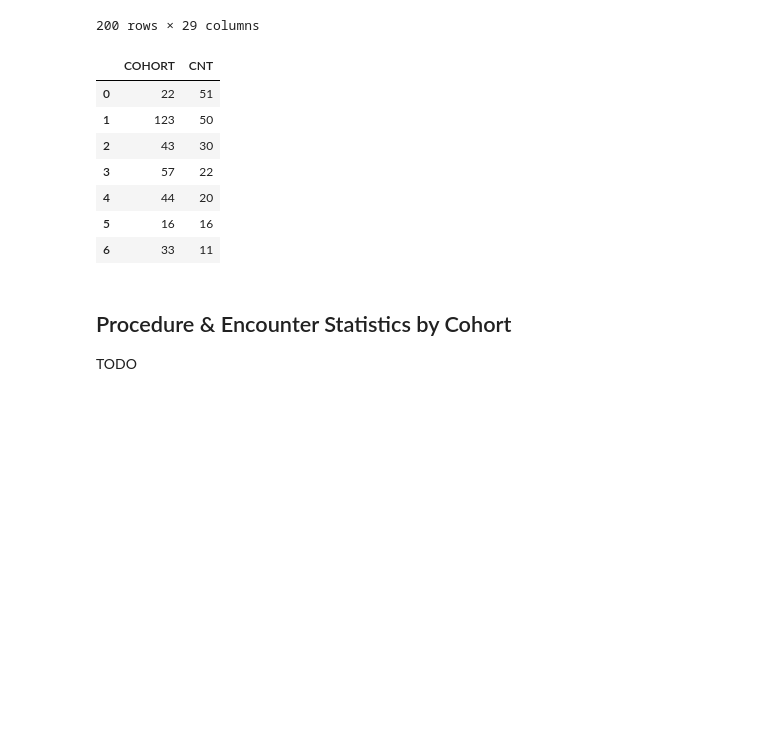
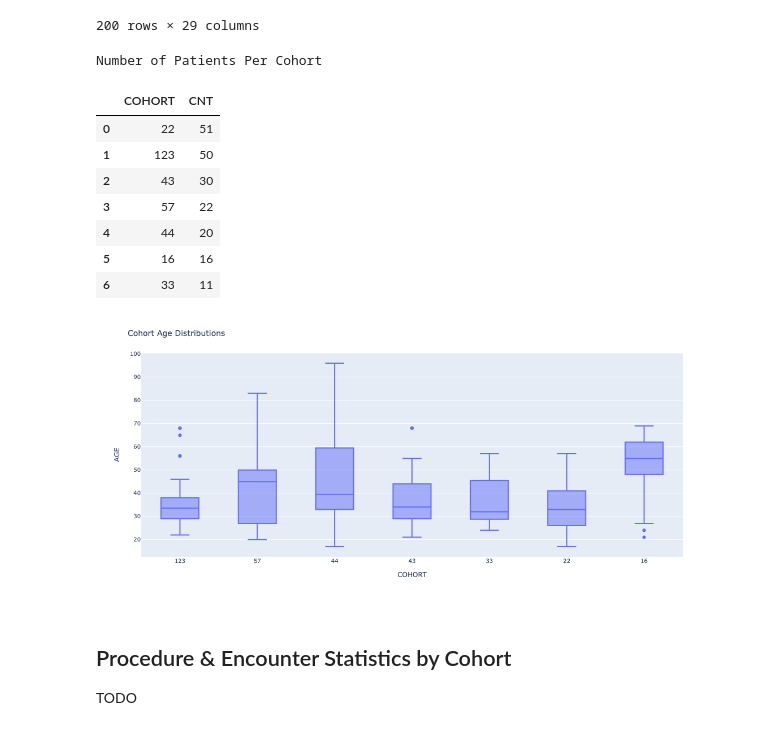
Before and after one commit to stumoore/snowflake-graph-analytics, a Jupyter notebook: patient-journey/pj-demo-step3-insights.ipynb, the cells around one changed output. Cells and saved outputs as stored; diff of their text form; code cells hidden in the pictures; blank space fills up the shorter version.

Commit message:
Updating Patient Journey Notebook

```diff
--- a/patient-journey/pj-demo-step3-insights.ipynb
+++ b/patient-journey/pj-demo-step3-insights.ipynb
@@ -48,6 +47,7 @@ patient_cohorts_df
 | 199 | 16 | b6608387-05b6-90d6-bdc5-5b4b457b1f0e | 2000-03-30 | None | 999-59-4039 | S99928385 | X41102350X | Ms. | Shiela18 | Demetrius568 | ... |
 200 rows × 29 columns
 # %%
+print('Number of Patients Per Cohort')
 session.sql(f'''
     SELECT COHORT, COUNT(*) AS CNT
     FROM PATIENT_DB.PUBLIC.PATIENT_COHORTS
@@ -55,6 +55,7 @@ session.sql(f'''
     ORDER BY CNT DESC
 ''').to_pandas()
 # %% [output]
+Number of Patients Per Cohort
 |  | COHORT | CNT |
 | 0 | 22 | 51 |
 | 1 | 123 | 50 |
@@ -63,3 +64,12 @@ session.sql(f'''
 | 4 | 44 | 20 |
 | 5 | 16 | 16 |
 | 6 | 33 | 11 |
+# %%
+from datetime import date
+
+def calculate_age(born):
+    today = date.today()
+    return today.year - born.year - ((today.month, today.day) < (born.month, born.day))
+
+patient_cohorts_df['COHORT'] = patient_cohorts_df['COHORT'].astype(str)
+patient_cohorts_df['AGE'] = patient_cohorts_df['BIRTHDATE'].apply(calculate_age)
@@ -66,3 +85,12 @@ session.sql(f'''
+# %%
+fig = px.box(patient_cohorts_df, x='COHORT', y='AGE')
+fig.update_layout(title_text=f"Cohort Age Distributions",
+        font_size=10,
+        height=500
+)
+fig.show()
+# %% [output]
+[figure, added]
 # %% [markdown]
 ## Procedure & Encounter Statistics by Cohort
 TODO
```
Also changed, not shown: parts of 4 cells of this notebook.
